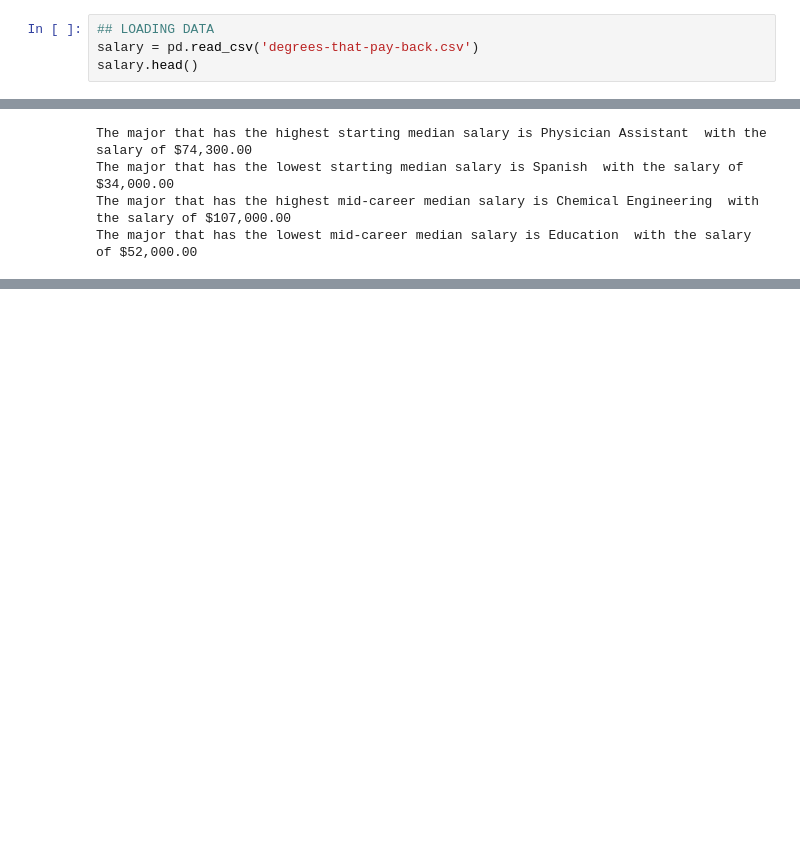
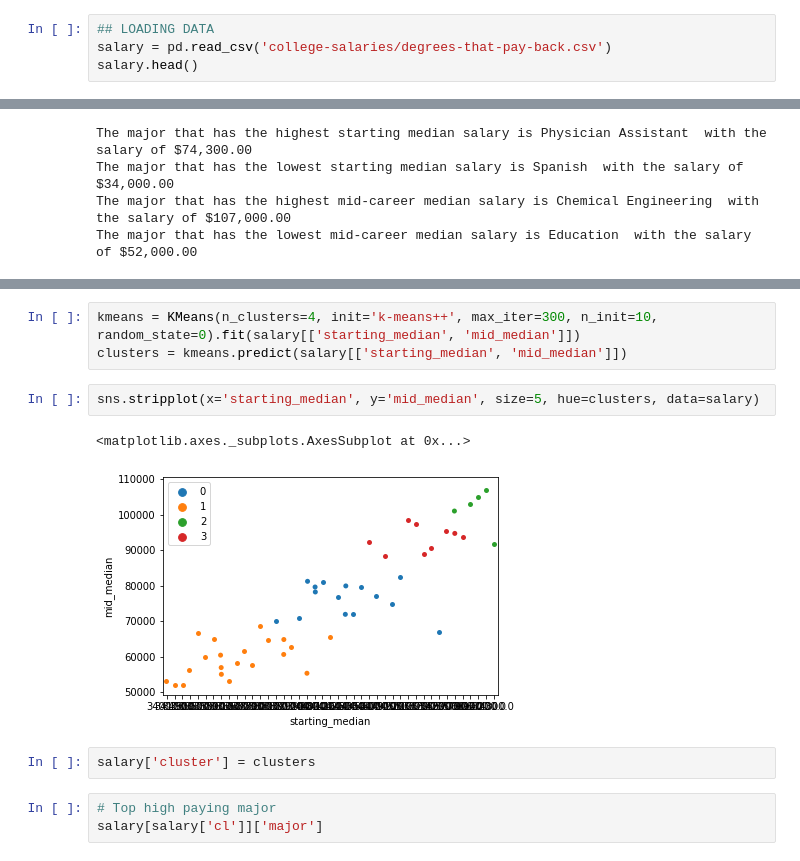
Before and after one commit to tracyn2179/datadelcal20, a Jupyter notebook: dataDecal20.ipynb, the cells around one changed output, grey strips where cells are left out. Drawn from its saved outputs; the diff is of its cells as text; blank space fills up the shorter version.

Commit message:
find top paying major

```diff
--- a/dataDecal20.ipynb
+++ b/dataDecal20.ipynb
@@ -4,6 +18,6 @@ import pandas as pd
 # %%
 ## LOADING DATA
-salary = pd.read_csv('degrees-that-pay-back.csv')
+salary = pd.read_csv('college-salaries/degrees-that-pay-back.csv')
 salary.head()
 # %% [output]
 |  | Undergraduate Major | Starting Median Salary | Mid-Career Median Salary | Percent change from Starting to M... | ... |
@@ -76,3 +118,16 @@ salary.describe()
 | 50% | 40850.000000 | 72000.00000 | 0.678000 | 39400.000000 | 52450.000000 | 99400.000000 | 145500.000000 |
 | 75% | 49875.000000 | 88750.00000 | 0.824250 | 49850.000000 | 63700.000000 | 118750.000000 | 161750.000000 |
 | max | 74300.000000 | 107000.00000 | 1.035000 | 71900.000000 | 87300.000000 | 145000.000000 | 210000.000000 |
+# %%
+kmeans = KMeans(n_clusters=4, init='k-means++', max_iter=300, n_init=10, random_state=0).fit(salary[['starting_median', 'mid_median']])
+clusters = kmeans.predict(salary[['starting_median', 'mid_median']])
+# %%
+sns.stripplot(x='starting_median', y='mid_median', size=5, hue=clusters, data=salary)
+# %% [output]
+<matplotlib.axes._subplots.AxesSubplot at 0x...>
+[figure, added]
+# %%
+salary['cluster'] = clusters
+# %%
+# Top high paying major
+salary[salary['cl']]['major']
```
Also changed, not shown: parts of 4 cells of this notebook, 6 other files.
